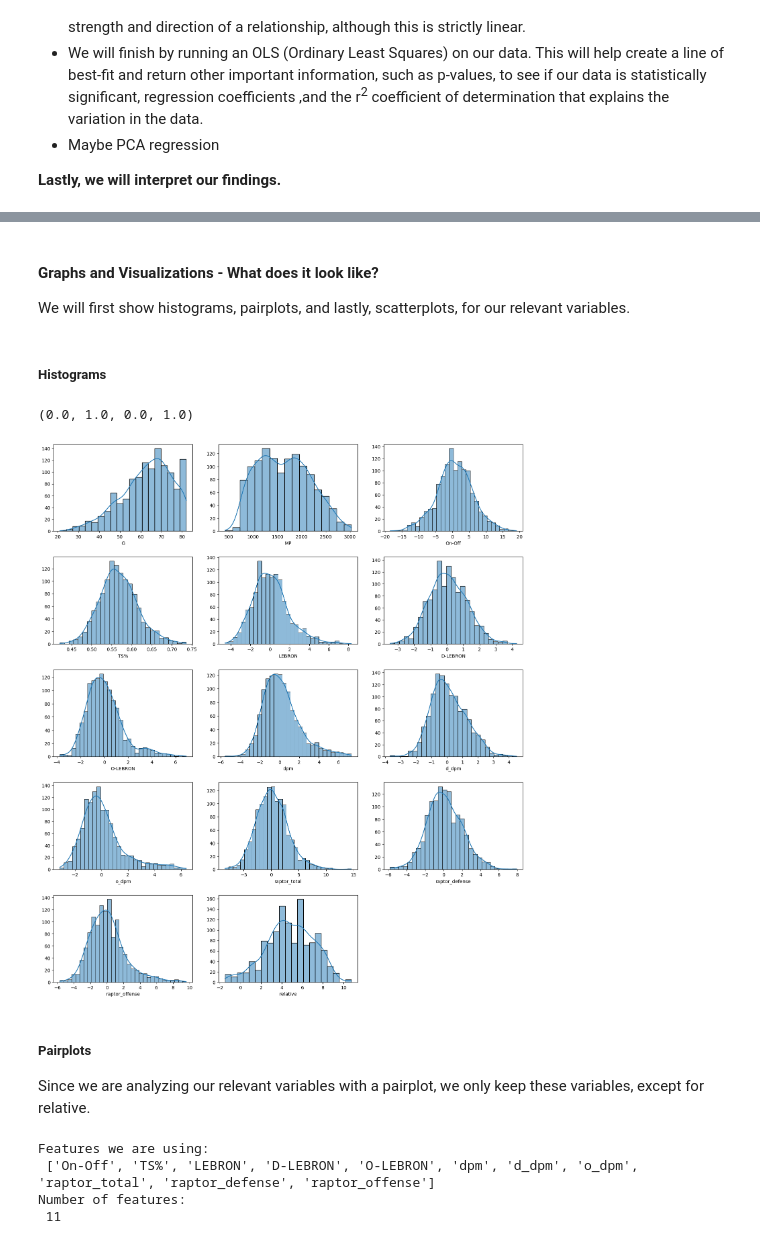
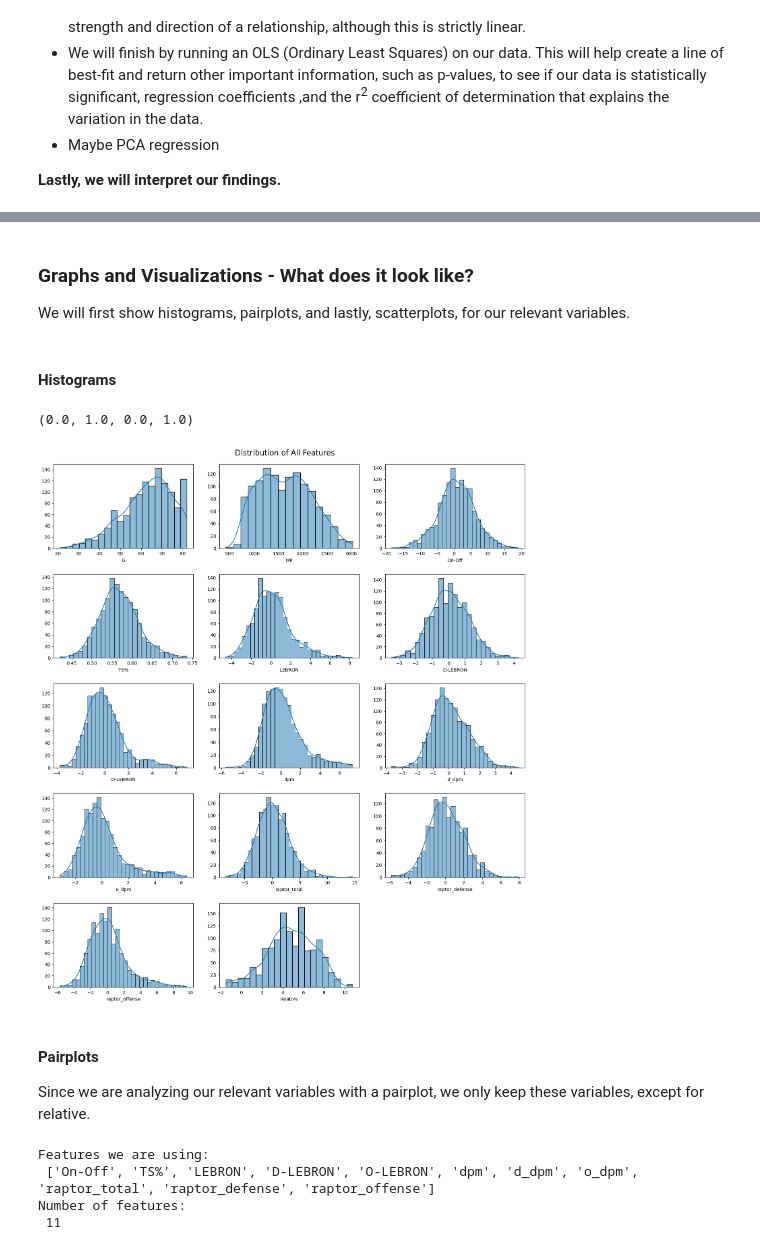
Before and after one commit to COGS108/Group135_WI26, a Jupyter notebook: 03-FinalProject.ipynb, the cells around one changed output, grey strips where cells are left out. Drawn from its saved outputs; the diff is of its cells as text; code cells hidden in the pictures.

```diff
--- a/03-FinalProject.ipynb
+++ b/03-FinalProject.ipynb
@@ -685,33 +688,34 @@ final_result.describe()
 | max | 82.000000 | 3028.000000 | 19.100000 | 0.736000 | 8.291000 | 4.254000 | 6.895000 | 7.310000 | 4.490000 | 6.390000 | ... |
 # %% [markdown]
-#### Graphs and Visualizations - What does it look like?
+### Graphs and Visualizations - What does it look like?
 
 We will first show histograms, pairplots, and lastly, scatterplots, for our relevant variables.
 # %% [markdown]
-##### Histograms
+#### Histograms
 # %%
 histogram_cols = final_result.columns.tolist()
 #print(histogram_cols)
 keep = ['G', 'MP', 'On-Off', 'TS%', 'LEBRON', 'D-LEBRON', 'O-LEBRON', 'dpm', 'd_dpm', 'o_dpm', 'raptor_total', 'raptor_defense', 'raptor_offense', 'relative']
 #print(len(keep))
 histogram_df = final_result[keep]
 
 fig,axes = plt.subplots(5, 3, figsize=(15,17))
 axes = axes.flatten()
 
 for i, col in enumerate(keep):
     sns.histplot(data=histogram_df, x=col, kde=True, ax=axes[i])
     axes[i].set_title(col)
     axes[i].set_ylabel('')
     axes[i].set_title('')
 
+fig.suptitle("Distribution of All Features", fontsize=16)
 plt.tight_layout(pad=2)
 axes[-1].axis('off')
 # %% [output]
 (0.0, 1.0, 0.0, 1.0)
-[figure, old version]
+[figure, new version]
 # %% [markdown]
-##### Pairplots
+#### Pairplots
 
 Since we are analyzing our relevant variables with a pairplot, we only keep these variables, except for relative.
 # %%
```
Also changed, not shown: parts of 22 cells of this notebook.
